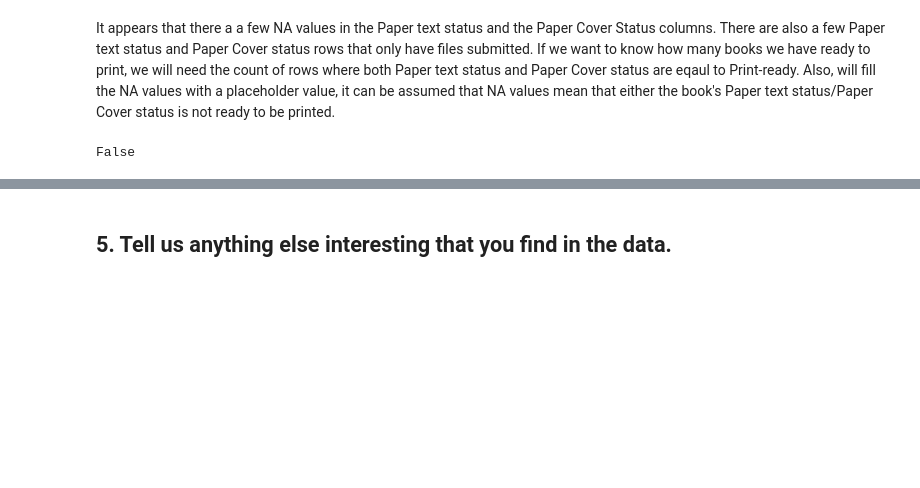
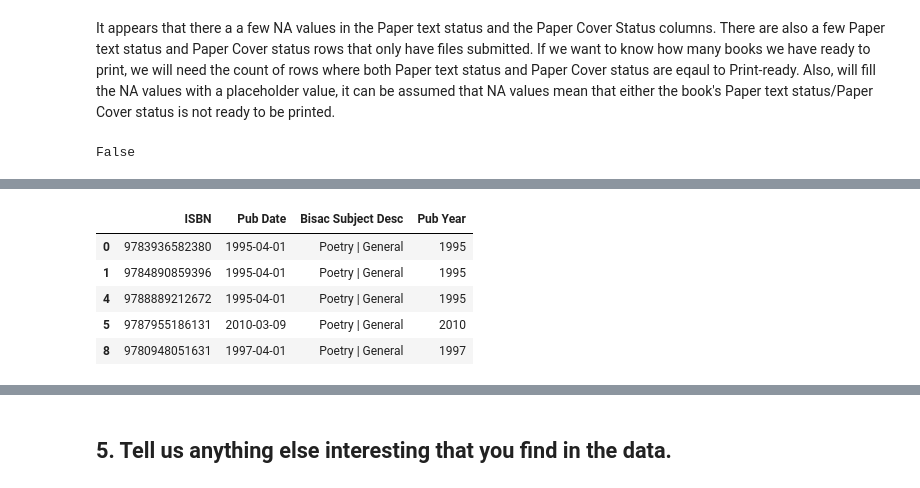
Before and after one commit to Achan40/uofc-data-analyst-challenge, a Jupyter notebook: notebook/answer.ipynb, the cells around one changed output, grey strips where cells are left out. Cells and saved outputs as stored; diff of their text form; code cells hidden in the pictures; blank space fills up the shorter version.

```diff
--- a/notebook/answer.ipynb
+++ b/notebook/answer.ipynb
@@ -218,0 +293,11 @@ q3.groupby(['BISAC Status','Format','Paper text status','Paper Cover status']).s
+# %%
+# Make a year column
+q4['Pub Year'] = q4['Pub Date'].dt.to_period('Y')
+q4.head()
+# %% [output]
+|  | ISBN | Pub Date | Bisac Subject Desc | Pub Year |
+| 0 | 9783936582380 | 1995-04-01 | Poetry | General | 1995 |
+| 1 | 9784890859396 | 1995-04-01 | Poetry | General | 1995 |
+| 4 | 9788889212672 | 1995-04-01 | Poetry | General | 1995 |
+| 5 | 9787955186131 | 2010-03-09 | Poetry | General | 2010 |
+| 8 | 9780948051631 | 1997-04-01 | Poetry | General | 1997 |
```
Also changed, not shown: parts of 24 cells of this notebook.
